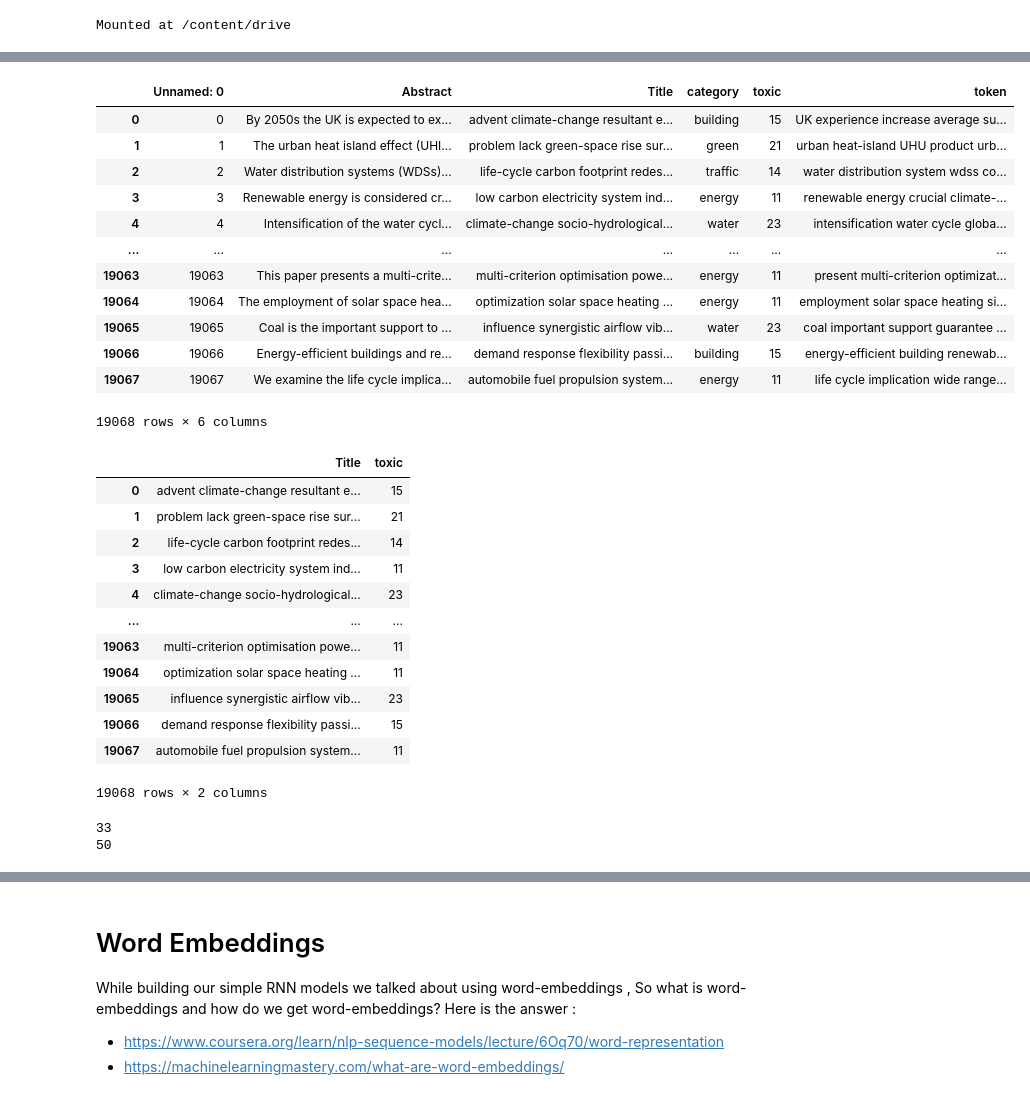
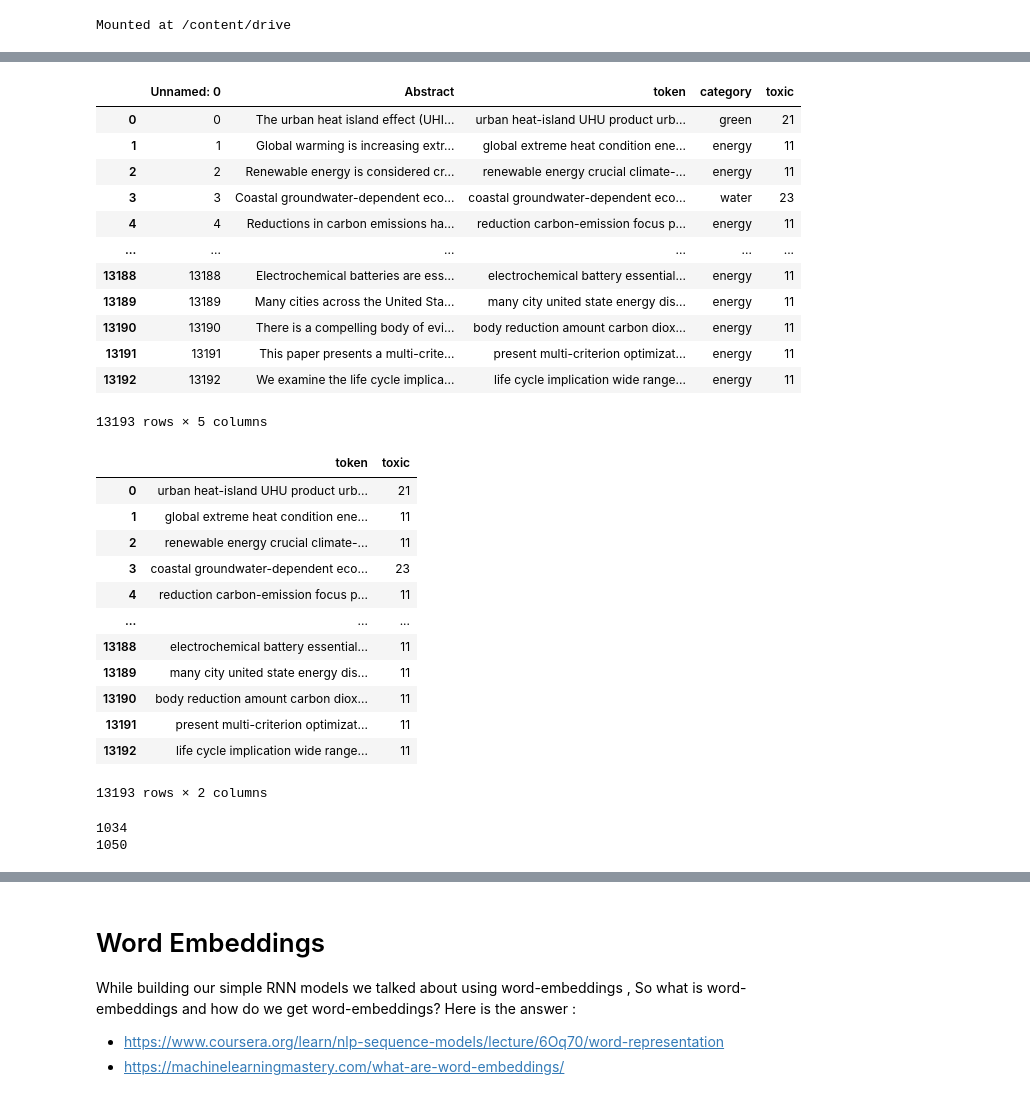
Before and after one commit to solong96/solong96, a Jupyter notebook: 0818_cc_text_classfication.ipynb, the cells around one changed output, grey strips where cells are left out. Cells and saved outputs as stored; diff of their text form; code cells hidden in the pictures.

```diff
--- a/0818_cc_text_classfication.ipynb
+++ b/0818_cc_text_classfication.ipynb
@@ -61,45 +79,46 @@ Running on TPU  grpc://10.105.18.242:8470
 REPLICAS:  8
 # %%
-train_dataset = pd.read_excel('0818_cc_train_token_title.xlsx')
+# train_dataset = pd.read_excel('0818_cc_train_token_title.xlsx')
+train_dataset = pd.read_excel('0818_cc_train_token_abstract2.xlsx')
 train_dataset
 # %% [output]
-|  | Unnamed: 0 | Abstract | Title | category | toxic | token |
-| 0 | 0 | By 2050s the UK is expected to ex... | advent climate-change resultant e... | building | 15 | UK experience increase average su... |
-| 1 | 1 | The urban heat island effect (UHI... | problem lack green-space rise sur... | green | 21 | urban heat-island UHU product urb... |
-| 2 | 2 | Water distribution systems (WDSs)... | life-cycle carbon footprint redes... | traffic | 14 | water distribution system wdss co... |
-| 3 | 3 | Renewable energy is considered cr... | low carbon electricity system ind... | energy | 11 | renewable energy crucial climate-... |
-| 4 | 4 | Intensification of the water cycl... | climate-change socio-hydrological... | water | 23 | intensification water cycle globa... |
-| ... | ... | ... | ... | ... | ... | ... |
-| 19063 | 19063 | This paper presents a multi-crite... | multi-criterion optimisation powe... | energy | 11 | present multi-criterion optimizat... |
-| 19064 | 19064 | The employment of solar space hea... | optimization solar space heating ... | energy | 11 | employment solar space heating si... |
-| 19065 | 19065 | Coal is the important support to ... | influence synergistic airflow vib... | water | 23 | coal important support guarantee ... |
-| 19066 | 19066 | Energy-efficient buildings and re... | demand response flexibility passi... | building | 15 | energy-efficient building renewab... |
-| 19067 | 19067 | We examine the life cycle implica... | automobile fuel propulsion system... | energy | 11 | life cycle implication wide range... |
+|  | Unnamed: 0 | Abstract | token | category | toxic |
+| 0 | 0 | The urban heat island effect (UHI... | urban heat-island UHU product urb... | green | 21 |
+| 1 | 1 | Global warming is increasing extr... | global extreme heat condition ene... | energy | 11 |
+| 2 | 2 | Renewable energy is considered cr... | renewable energy crucial climate-... | energy | 11 |
+| 3 | 3 | Coastal groundwater-dependent eco... | coastal groundwater-dependent eco... | water | 23 |
+| 4 | 4 | Reductions in carbon emissions ha... | reduction carbon-emission focus p... | energy | 11 |
+| ... | ... | ... | ... | ... | ... |
+| 13188 | 13188 | Electrochemical batteries are ess... | electrochemical battery essential... | energy | 11 |
+| 13189 | 13189 | Many cities across the United Sta... | many city united state energy dis... | energy | 11 |
+| 13190 | 13190 | There is a compelling body of evi... | body reduction amount carbon diox... | energy | 11 |
+| 13191 | 13191 | This paper presents a multi-crite... | present multi-criterion optimizat... | energy | 11 |
+| 13192 | 13192 | We examine the life cycle implica... | life cycle implication wide range... | energy | 11 |
-19068 rows × 6 columns
+13193 rows × 5 columns
 # %%
-train = train_dataset[['Title','toxic']]
+train = train_dataset[['token','toxic']]
 train
 # %% [output]
-|  | Title | toxic |
-| 0 | advent climate-change resultant e... | 15 |
-| 1 | problem lack green-space rise sur... | 21 |
-| 2 | life-cycle carbon footprint redes... | 14 |
-| 3 | low carbon electricity system ind... | 11 |
-| 4 | climate-change socio-hydrological... | 23 |
+|  | token | toxic |
+| 0 | urban heat-island UHU product urb... | 21 |
+| 1 | global extreme heat condition ene... | 11 |
+| 2 | renewable energy crucial climate-... | 11 |
+| 3 | coastal groundwater-dependent eco... | 23 |
+| 4 | reduction carbon-emission focus p... | 11 |
 | ... | ... | ... |
-| 19063 | multi-criterion optimisation powe... | 11 |
-| 19064 | optimization solar space heating ... | 11 |
-| 19065 | influence synergistic airflow vib... | 23 |
-| 19066 | demand response flexibility passi... | 15 |
-| 19067 | automobile fuel propulsion system... | 11 |
+| 13188 | electrochemical battery essential... | 11 |
+| 13189 | many city united state energy dis... | 11 |
+| 13190 | body reduction amount carbon diox... | 11 |
+| 13191 | present multi-criterion optimizat... | 11 |
+| 13192 | life cycle implication wide range... | 11 |
-19068 rows × 2 columns
+13193 rows × 2 columns
 # %%
-print(train['Title'].apply(lambda x:len(str(x).split())).max())
-max_len = (round(train['Title'].apply(lambda x:len(str(x).split())).max()/100)*100)+50
+print(train['token'].apply(lambda x:len(str(x).split())).max())
+max_len = (round(train['token'].apply(lambda x:len(str(x).split())).max()/100)*100)+50
 print(max_len)
 # %% [output]
-33
-50
+1034
+1050
 # %%
 def roc_auc(predictions,target):
     '''
```
Also changed, not shown: parts of 25 cells of this notebook.
